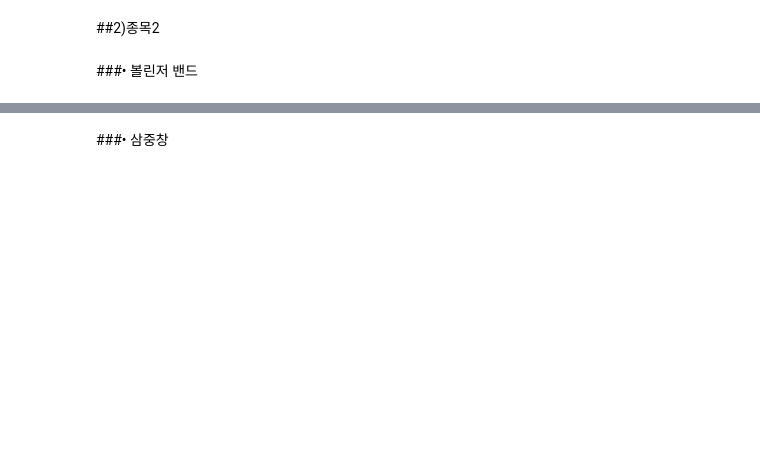
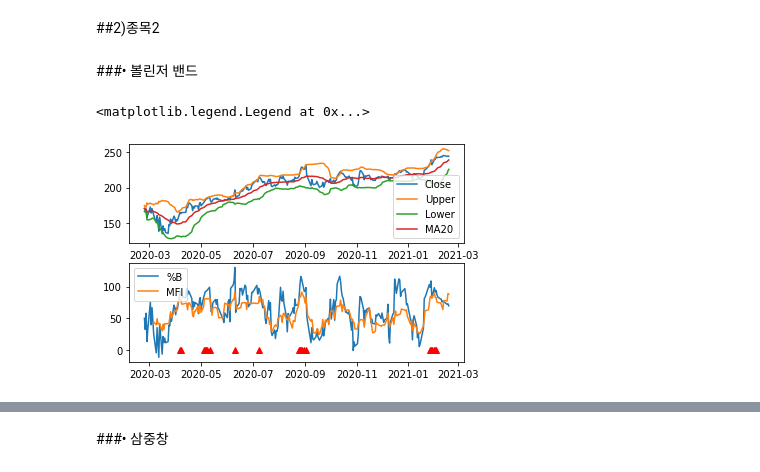
Before and after one commit to DongjunYou/PersonalProject_TradingBot, a Jupyter notebook: 2.Analytics/21.1Q_Report.ipynb, the cells around one changed output, grey strips where cells are left out. Saved outputs shown, nothing was run; the diff lists cells and outputs as text; code cells hidden in the pictures; blank space fills up the shorter version.

```diff
--- a/2.Analytics/21.1Q_Report.ipynb
+++ b/2.Analytics/21.1Q_Report.ipynb
@@ -163,3 +216,48 @@ print('매도시점:',sell)
 ##2)종목2
 # %% [markdown]
 ###• 볼린저 밴드
+# %%
+df=df2[['Open','High','Low','Close','Volume']]
+df=df.iloc[-251:-1]
+df['MA20']=df['Close'].rolling(window=20,min_periods=1).mean()
+std=df['Close'].rolling(window=20,min_periods=1).std()
+std.fillna(method='bfill',inplace=True)
+df['Upper']=df['MA20']+2*std
+df['Lower']=df['MA20']-2*std
+df['%B']=100*(df.Close-df.Lower)/(df.Upper-df.Lower)
+df['TP']=(df['High']+df['Lower']+df['Close'])/3
+df['PMF']=0
+df['NMF']=0
+for i in range(len(df)-1):
+  if df.TP.values[i]<df.TP.values[i+1]:
+    df.PMF.values[i+1]=df.TP.values[i+1]*df.Volume.values[i+1]
+    df.NMF.values[i+1]=0
+  elif df.TP.values[i]>df.TP.values[i+1]:
+    df.NMF.values[i+1]=df.TP.values[i+1]*df.Volume.values[i+1]
+    df.PMF.values[i+1]=0
+MF=df.PMF.rolling(window=10).sum()/df.NMF.rolling(window=10).sum()
+df['MFI']=100-100/(1+MF)
+# %%
+plt.subplot(2,1,1)
+plt.plot(df.index,df.Close,label='Close')
+plt.plot(df.index,df.Upper,label='Upper')
+plt.plot(df.index,df.Lower,label='Lower')
+plt.plot(df.index,df.MA20,label='MA20')
+plt.legend(loc='best')
+plt.subplot(2,1,2)
+plt.plot(df.index,df['%B'],label='%B')
+plt.plot(df.index,df.MFI,label='MFI')
+buy=[]
+sell=[]
+df.index=df.index.date
+for i in range(len(df)):
+  if df['%B'].values[i]>80 and df.MFI.values[i]>80:
+    plt.plot(df.index.values[i],0,'r^')
+    buy.append(df.index.values[i])
+  if df['%B'].values[i]<20 and df.MFI.values[i]<20:
+    plt.plot(df.index.values[i],0,'bv')
+    sell.append(df.index.values[i])
+plt.legend(loc='best')
+# %% [output]
+<matplotlib.legend.Legend at 0x...>
+[figure, added]
```
Also changed, not shown: parts of 37 cells of this notebook.
